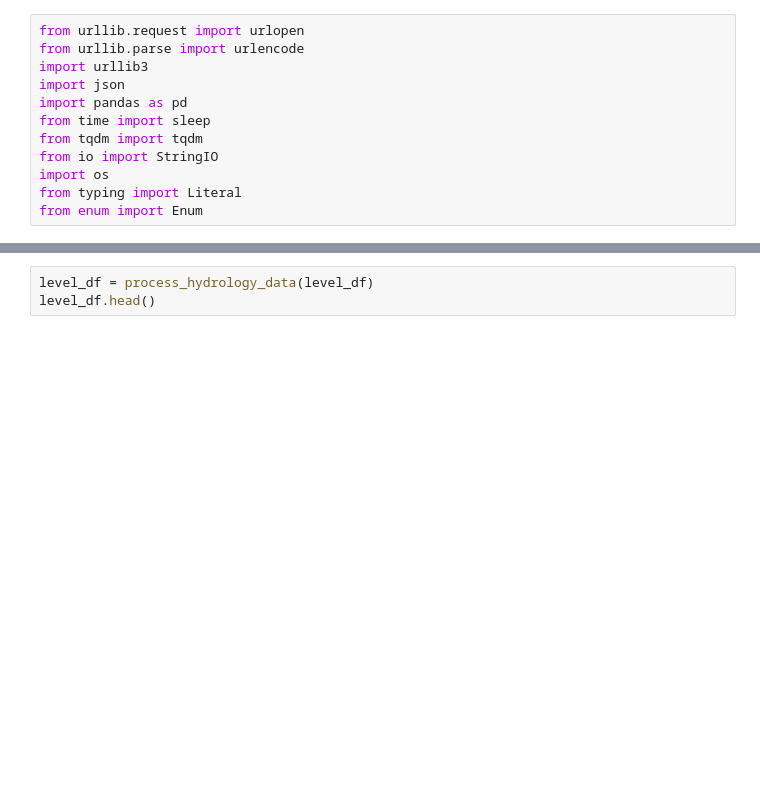
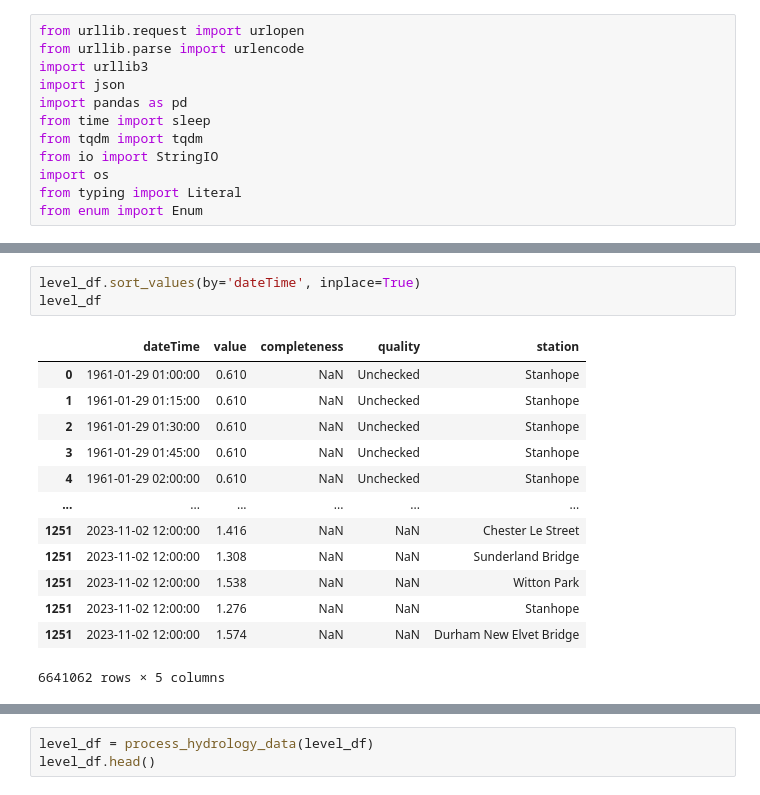
Before and after one commit to Jex-y/river-level-analysis, a Jupyter notebook: build_datasets.ipynb, the cells around one changed output, grey strips where cells are left out. Cells and saved outputs as stored; diff of their text form; blank space fills up the shorter version.

```diff
--- a/build_datasets.ipynb
+++ b/build_datasets.ipynb
@@ -175,0 +211,17 @@ Downloading level data for station: Durham New Elvet Bridge
+# %%
+level_df.sort_values(by='dateTime', inplace=True)
+level_df
+# %% [output]
+|  | dateTime | value | completeness | quality | station |
+| 0 | 1961-01-29 01:00:00 | 0.610 | NaN | Unchecked | Stanhope |
+| 1 | 1961-01-29 01:15:00 | 0.610 | NaN | Unchecked | Stanhope |
+| 2 | 1961-01-29 01:30:00 | 0.610 | NaN | Unchecked | Stanhope |
+| 3 | 1961-01-29 01:45:00 | 0.610 | NaN | Unchecked | Stanhope |
+| 4 | 1961-01-29 02:00:00 | 0.610 | NaN | Unchecked | Stanhope |
+| ... | ... | ... | ... | ... | ... |
+| 1251 | 2023-11-02 12:00:00 | 1.416 | NaN | NaN | Chester Le Street |
+| 1251 | 2023-11-02 12:00:00 | 1.308 | NaN | NaN | Sunderland Bridge |
+| 1251 | 2023-11-02 12:00:00 | 1.538 | NaN | NaN | Witton Park |
+| 1251 | 2023-11-02 12:00:00 | 1.276 | NaN | NaN | Stanhope |
+| 1251 | 2023-11-02 12:00:00 | 1.574 | NaN | NaN | Durham New Elvet Bridge |
+6641062 rows × 5 columns
```
Also changed, not shown: parts of 4 cells of this notebook.
